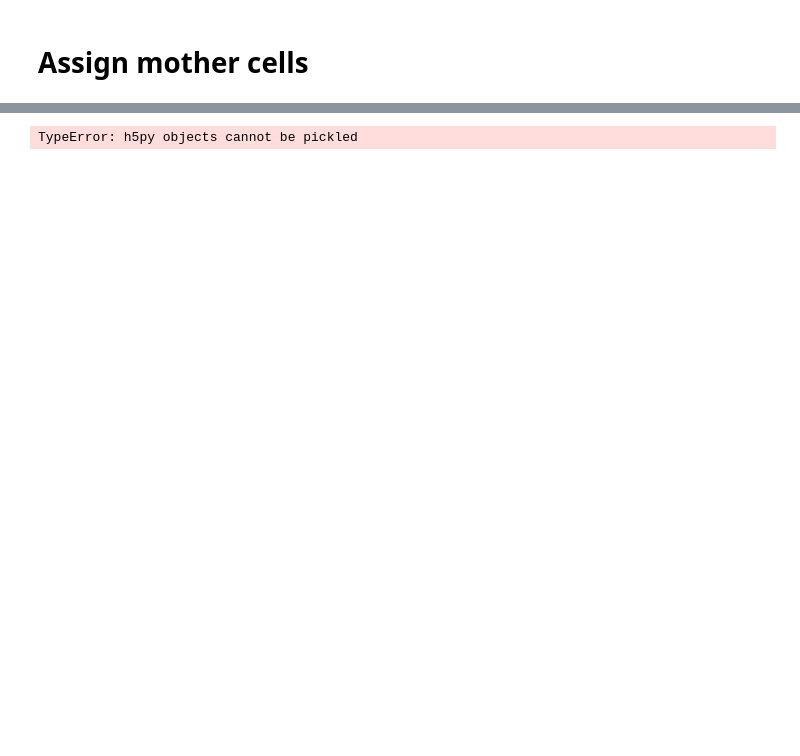
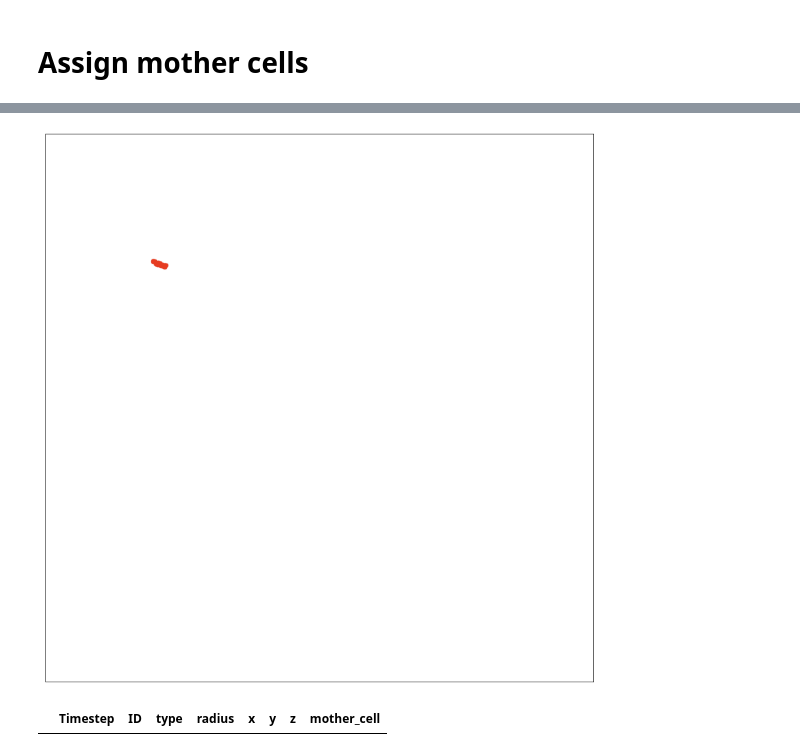
Before and after one commit to Jsakkos/nufeb_tools, a Jupyter notebook: notebooks/cell ancestry.ipynb, the cells around one changed output, grey strips where cells are left out. Cells and saved outputs as stored; diff of their text form; code cells hidden in the pictures; blank space fills up the shorter version.

Commit message:
Added colony plotting

```diff
--- a/notebooks/cell ancestry.ipynb
+++ b/notebooks/cell ancestry.ipynb
@@ -62 +58,6 @@ df
 43629 rows × 8 columns
+# %%
+arr = df[df.Timestep==1000][['x','y']].to_numpy()
+tree = KDTree(arr)
+dd, ii = tree.query(arr, k=2)
+dd[:,1],ii[:,1]
@@ -62,0 +91,7 @@ df
+# %%
+df[(df['mother_cell'] ==-1) & (df.Timestep==1000)]
+#s = pd.Series(ii[:,1],index=df[df.Timestep==1000].index)
+s = pd.Series(df[df.Timestep==1000].reset_index(drop=True).loc[ii[:,1],'ID'].values)
+idx = df[(df['mother_cell'] ==-1) & (df.Timestep==1000)].index
+df.loc[idx,'mother_cell'] = s[(df['mother_cell'] ==-1) & (df.Timestep==1000)]
+df[(df.Timestep==1000) & (df.ID != df.mother_cell)]
@@ -63,3 +111,40 @@ df
+# %%
+for time in df.Timestep.unique():
+    arr = df[df.Timestep==time][['x','y']].to_numpy()
+    tree = KDTree(arr)
+    dd, ii = tree.query(arr, k=2)
+    #s = pd.Series(ii[:,1],index=df[df.Timestep==time].index)
+    s = pd.Series(df[df.Timestep==time].reset_index(drop=True).loc[ii[:,1],'ID'].values)
+    idx = df[(df['mother_cell'] ==-1) & (df.Timestep==time)].index
+    df.loc[idx,'mother_cell'] = s[(df['mother_cell'] ==-1) & (df.Timestep==time)]
+df.mother_cell = df.mother_cell.astype('Int64')
+# %%
+df[df.mother_cell==75]
+scale = 1
+
+img_size = 2000
+bk = 255 * np.ones(shape=[img_size, img_size, 3], dtype=np.uint8)
+colors = tuple(np.random.randint(0,256, 3).astype('int'))
+
+for cell in df[df.mother_cell==75].itertuples():
+#print(cell)
+
+    xloc = round(cell[5]/x.metadata['Dimensions'][0]*img_size)
+    yloc = round(cell[6]/x.metadata['Dimensions'][1]*img_size)
+    radius = round(cell[4]/x.metadata['Dimensions'][0]*img_size*scale)
+
+    cv2.circle(bk,center = (xloc,yloc),radius = radius,color = (int(colors[0]),int(colors[1]),int(colors[2])),thickness = -1)
+f, ax = plt.subplots(figsize=(15,15))
+ax.imshow(bk)
+ax.axes.xaxis.set_visible(False)
+ax.axes.yaxis.set_visible(False)
+    #ax.set_axis_off()
+# %% [output]
+[figure, added]
+# %%
+df[df.mother_cell==-1]
+# %% [output]
+|  | Timestep | ID | type | radius | x | y | z | mother_cell |
 # %%
 #@jit(parallel=True)
 def get_mothers(df,dataset):
@@ -79,4 +165,0 @@ df2 = delayed(get_mothers) (df,x)
-# %%
-df2.compute()
-# %% [output]
-TypeError: h5py objects cannot be pickled
```
Also changed, not shown: parts of 12 cells of this notebook, 5 other files.
